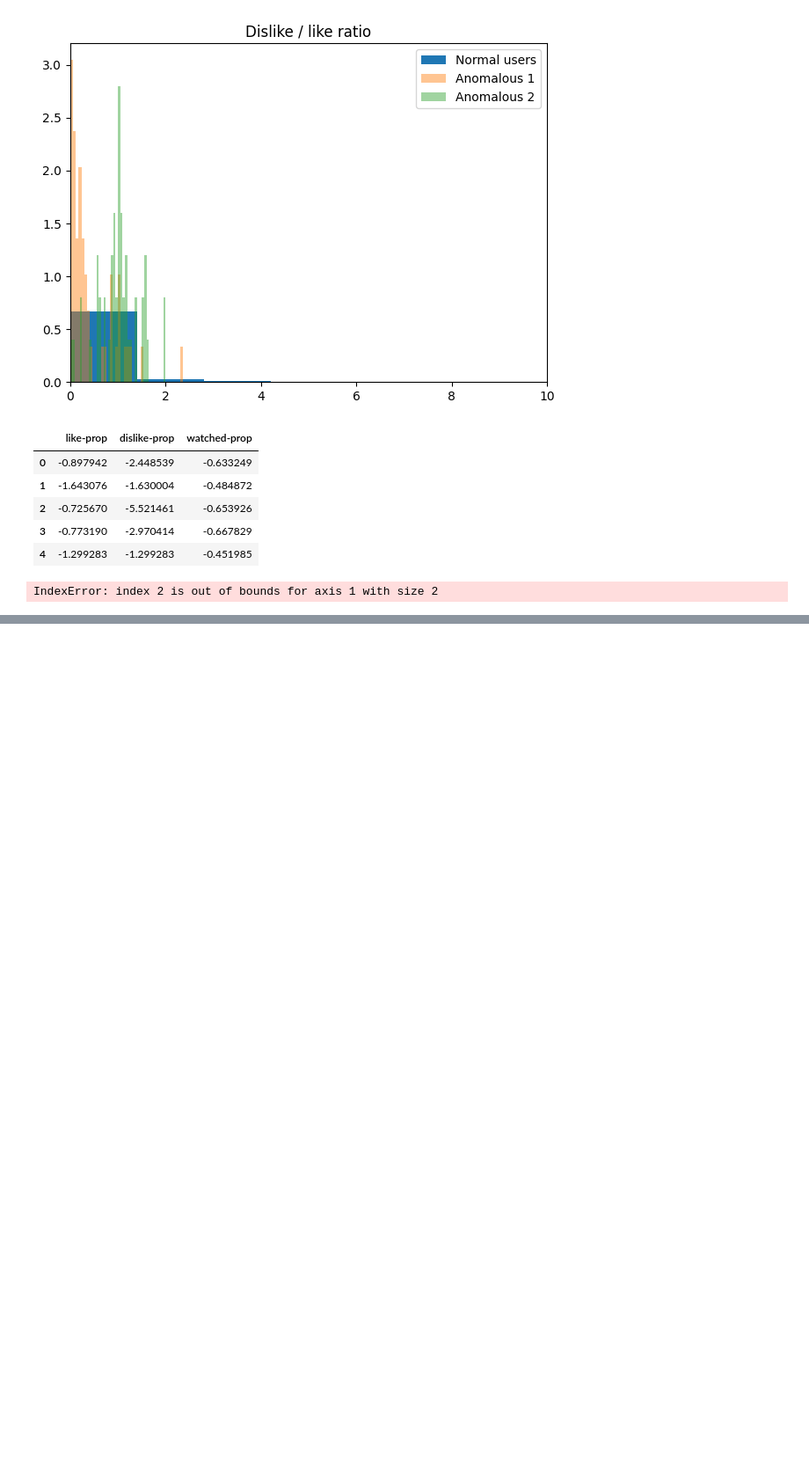
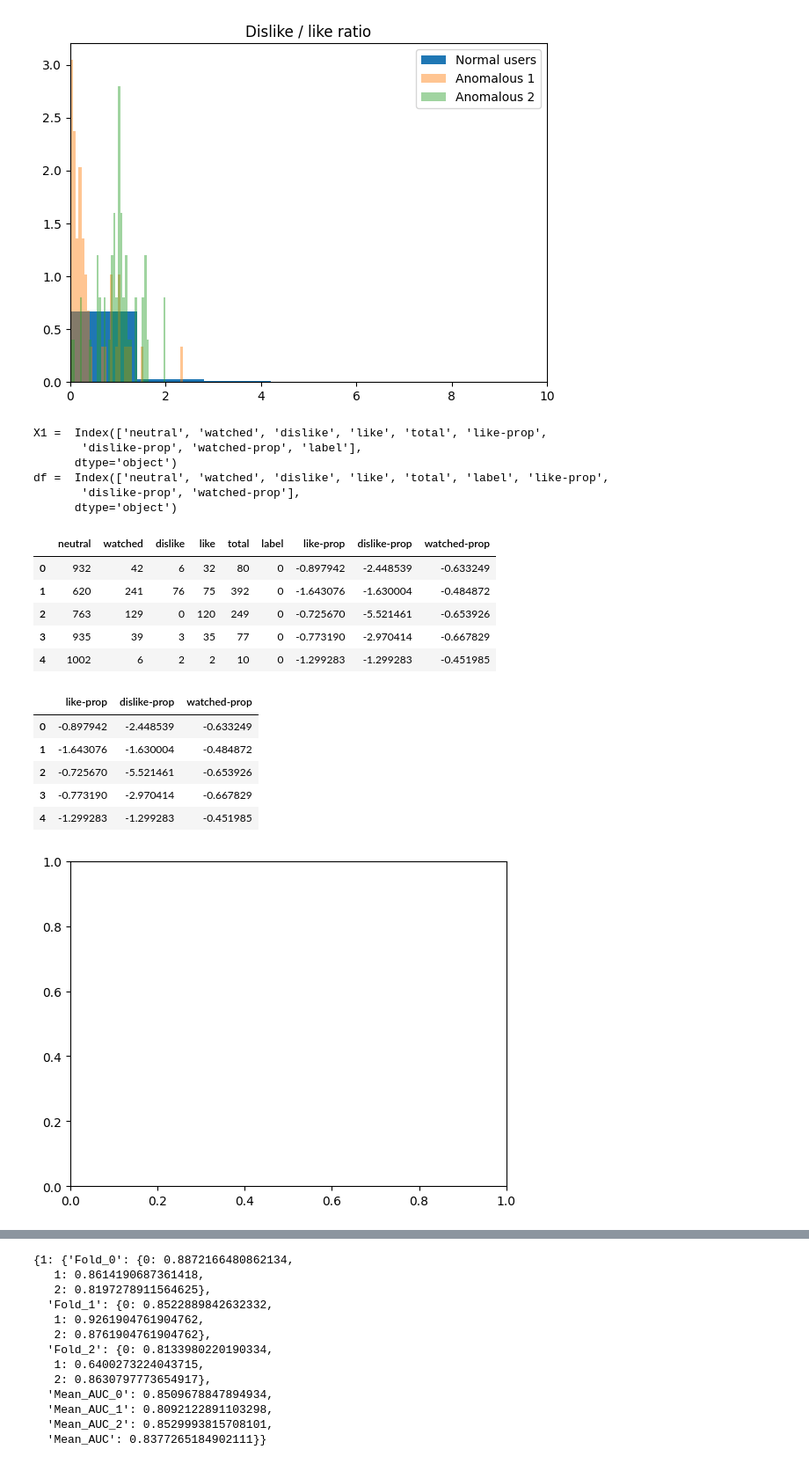
Before and after one commit to JET2001/cs421-project, a Jupyter notebook: jon/week10/baseline/eda-and-baseline.ipynb, the cells around one changed output, grey strips where cells are left out. Shown at 88% size. Cells and saved outputs as stored; diff of their text form; code cells hidden in the pictures; blank space fills up the shorter version.

Commit message:
archived - week 10 baselines

```diff
--- a/jon/week10/baseline/eda-and-baseline.ipynb
+++ b/jon/week10/baseline/eda-and-baseline.ipynb
@@ -5,6 +5,33 @@ import pandas as pd
 import matplotlib.pyplot as plt
 import seaborn as sns
 import copy
+
+def load_normal_week1_users():
+    data1 = np.load("first_batch_multi_labels.npz")
+
+    XX1 = pd.DataFrame(data1["X"])
+    yy1 = pd.DataFrame(data1["yy"])
+    XX1.rename(columns={0: "user", 1: "item", 2: "rating"}, inplace=True)
+    yy1.rename(columns={0: "user", 1: "label"}, inplace=True)
+    XX1 = XX1.pivot_table(index = 'user', columns='item', values = 'rating').fillna(0)
+    df = pd.merge(XX1, yy1, left_on = 'user', right_on = 'user')
+    df = df[df.label == 0]
+    fig, ax = plt.subplots()
+    new_df = pd.DataFrame()
+    new_df['neutral'] = (df == 0).sum(axis = 1)
+    new_df['watched'] = (df == 1).sum(axis = 1)
+    new_df['dislike'] = (df == -10).sum(axis = 1)
+    new_df['like'] = (df == 10).sum(axis = 1)
+    # new_df['total'] = df['neutral'] + df['watched'] + df['like'] + df['dislike']
+    new_df['total'] = new_df['like'] + new_df['dislike'] + new_df['watched']
+    new_df['like-prop'] = np.log(new_df['like'] + 1) - np.log(new_df['total'] + 1)
+    new_df['dislike-prop'] = np.log(new_df['dislike'] + 1) - np.log(new_df['total'] + 1)
+    new_df['watched-prop'] = np.log(new_df['watched'] + 1) - np.log(new_df['total'] + 1)
+    new_df['label'] = df['label']
+    # df['label'] = yy1
+    # new_df = new_df.drop(['neutral', 'like', 'watched', 'dislike', 'like', 'total'], axis = 1)
+
+    return new_df
 
 def load_dataset():
     data = np.load("second_batch_multi_labels.npz")
@@ -27,6 +54,7 @@ def load_dataset():
     fig, ax = plt.subplots()
     merged_df['label'].value_counts().plot(ax=ax, kind = 'bar')
     display(merged_df['label'].value_counts())
+
     return merged_df
 
 merged_df = load_dataset()
@@ -265,7 +310,13 @@ def data_processing(df):
     # df['like-odds'] = np.log(df['like'] + 1) - np.log(df['total'] - df['like'] + 1)
     # df['dislike-odds'] = np.log(df['dislike'] + 1) - np.log(df['total'] - df['dislike'] + 1)
     # df['watched-odds'] = np.log(df['watched'] + 1) - np.log(df['total'] - df['watched'] + 1)
+    X1 = load_normal_week1_users()
+    print("X1 = ", X1.columns)
+    # df = pd.concat([df,X1])
+    print("df = ", df.columns)
+    display(df.head())
     y = df['label']
+
     X = df.drop(['total', 'like', 'dislike', 'watched', 'neutral', 'label'], axis = 1)
     display(X.head(5))
     Xs, X_test, ys, y_test = train_test_split(X, y, random_state=41123123, test_size=0.3, stratify=y)
@@ -303,13 +354,13 @@ def baseline_model(df, degree):
         degree_results = {}
         for j, (train_idx, val_idx) in enumerate(skf.split(split.X_train, split.y_train)):
             X_train, X_val, y_train, y_val = split.X_train.iloc[train_idx], split.X_train.iloc[val_idx], split.y_train.iloc[train_idx], split.y_train.iloc[val_idx]
+            # Add all week 1 samples into X_train
             # display(X_train)
             # display(y_train)
 
             # Over sample minority classes
             sm = SMOTE(sampling_strategy='not majority', random_state=41231314)
             X_train, y_train = sm.fit_resample(X_train, y_train)
-
 
             sc = StandardScaler().fit(X_train)
             X_train_norm = sc.transform(X_train)
@@ -340,38 +391,50 @@ def baseline_model(df, degree):
             roc_aucs = evaluate_model(lr, X_val_final, y_val, i)
             # roc_aucs = evaluate_model(clf, X_val_final, y_val, i)
             degree_results[f'Fold_{j}'] = {
                 0: roc_aucs[0],
                 1: roc_aucs[1],
                 2: roc_aucs[2]
             }
         degree_results['Mean_AUC_0'] = statistics.mean([degree_results[f'Fold_{k}'][0] for k in range(3)])
         degree_results['Mean_AUC_1'] = statistics.mean([degree_results[f'Fold_{k}'][1] for k in range(3)])
         degree_results['Mean_AUC_2'] = statistics.mean([degree_results[f'Fold_{k}'][2] for k in range(3)])
         degree_results['Mean_AUC'] = statistics.mean([degree_results[f'Mean_AUC_{k}'] for k in range(3)])
         results[i] = copy.deepcopy(degree_results)
         display(results)
     plt.figure()
     plt.plot([x for x in range(1,degree+1)], [results[i]['Mean_AUC'] for i in range(1,degree + 1)], label = 'Mean AUC')
     plt.plot([x for x in range(1,degree+1)], [results[i]['Mean_AUC_0'] for i in range(1, degree + 1)], label = 'Mean AUC 0', alpha = 0.3)
     plt.plot([x for x in range(1,degree+1)], [results[i]['Mean_AUC_1'] for i in range(1, degree + 1)], label = 'Mean AUC 1', alpha = 0.3)
     plt.plot([x for x in range(1,degree+1)], [results[i]['Mean_AUC_2'] for i in range(1, degree + 1)], label = 'Mean AUC 2', alpha = 0.3)
     plt.title('Mean AUC wrt degree')
     plt.xlabel('Polynomial degree')
     plt.ylabel('AUC')
     plt.ylim([0.4, 1.0])
     plt.legend()
     # plt.savefig(f"./poly-log-reg-kfold.png")
     plt.show()
     return pd.DataFrame(results)
     # pass
 
 # split = data_processing(new_df)
-results = baseline_model(new_df, degree = 6)
+results = baseline_model(new_df, degree = 4)
 # %% [output]
+X1 =  Index(['neutral', 'watched', 'dislike', 'like', 'total', 'like-prop',
+       'dislike-prop', 'watched-prop', 'label'],
+      dtype='object')
+df =  Index(['neutral', 'watched', 'dislike', 'like', 'total', 'label', 'like-prop',
+       'dislike-prop', 'watched-prop'],
+      dtype='object')
-|  | like-prop | dislike-prop | watched-prop |
-| 0 | -0.897942 | -2.448539 | -0.633249 |
-| 1 | -1.643076 | -1.630004 | -0.484872 |
-| 2 | -0.725670 | -5.521461 | -0.653926 |
-| 3 | -0.773190 | -2.970414 | -0.667829 |
-| 4 | -1.299283 | -1.299283 | -0.451985 |
+|  | neutral | watched | dislike | like | total | label | like-prop | dislike-prop | watched-prop |
+| 0 | 932 | 42 | 6 | 32 | 80 | 0 | -0.897942 | -2.448539 | -0.633249 |
+| 1 | 620 | 241 | 76 | 75 | 392 | 0 | -1.643076 | -1.630004 | -0.484872 |
+| 2 | 763 | 129 | 0 | 120 | 249 | 0 | -0.725670 | -5.521461 | -0.653926 |
+| 3 | 935 | 39 | 3 | 35 | 77 | 0 | -0.773190 | -2.970414 | -0.667829 |
+| 4 | 1002 | 6 | 2 | 2 | 10 | 0 | -1.299283 | -1.299283 | -0.451985 |
-IndexError: index 2 is out of bounds for axis 1 with size 2
+|  | like-prop | dislike-prop | watched-prop |
+| 0 | -0.897942 | -2.448539 | -0.633249 |
+| 1 | -1.643076 | -1.630004 | -0.484872 |
+| 2 | -0.725670 | -5.521461 | -0.653926 |
+| 3 | -0.773190 | -2.970414 | -0.667829 |
+| 4 | -1.299283 | -1.299283 | -0.451985 |
+[figure, added]
@@ -377,0 +444,13 @@ IndexError: index 2 is out of bounds for axis 1 with size 2
+{1: {'Fold_0': {0: 0.8872166480862134,
+   1: 0.8614190687361418,
+   2: 0.8197278911564625},
+  'Fold_1': {0: 0.8522889842632332,
+   1: 0.9261904761904762,
+   2: 0.8761904761904762},
+  'Fold_2': {0: 0.8133980220190334,
+   1: 0.6400273224043715,
+   2: 0.8630797773654917},
+  'Mean_AUC_0': 0.8509678847894934,
+  'Mean_AUC_1': 0.8092122891103298,
+  'Mean_AUC_2': 0.8529993815708101,
+  'Mean_AUC': 0.8377265184902111}}
```
Also changed, not shown: parts of 8 cells of this notebook.
